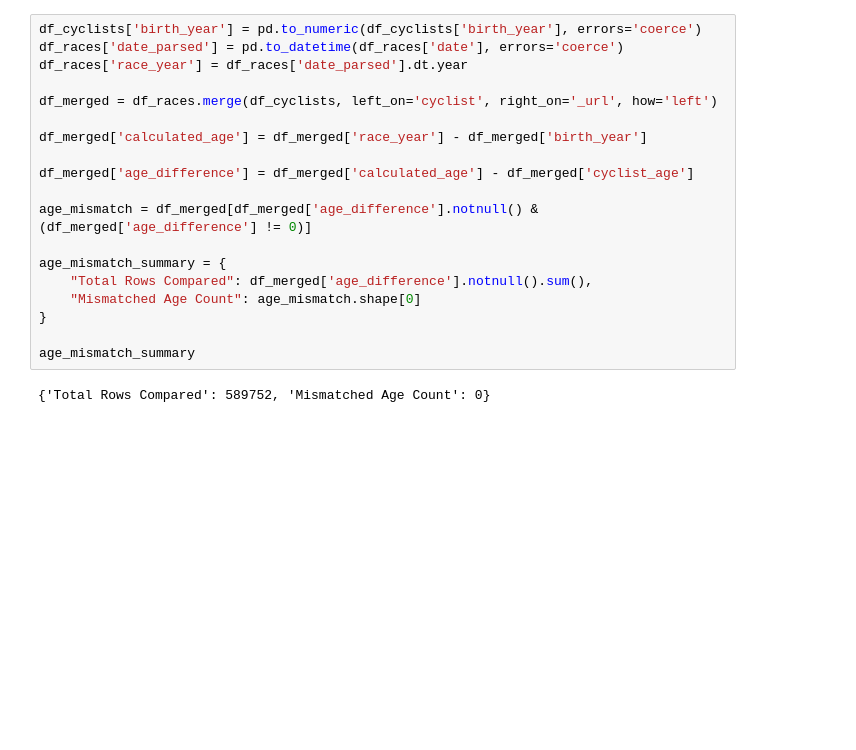
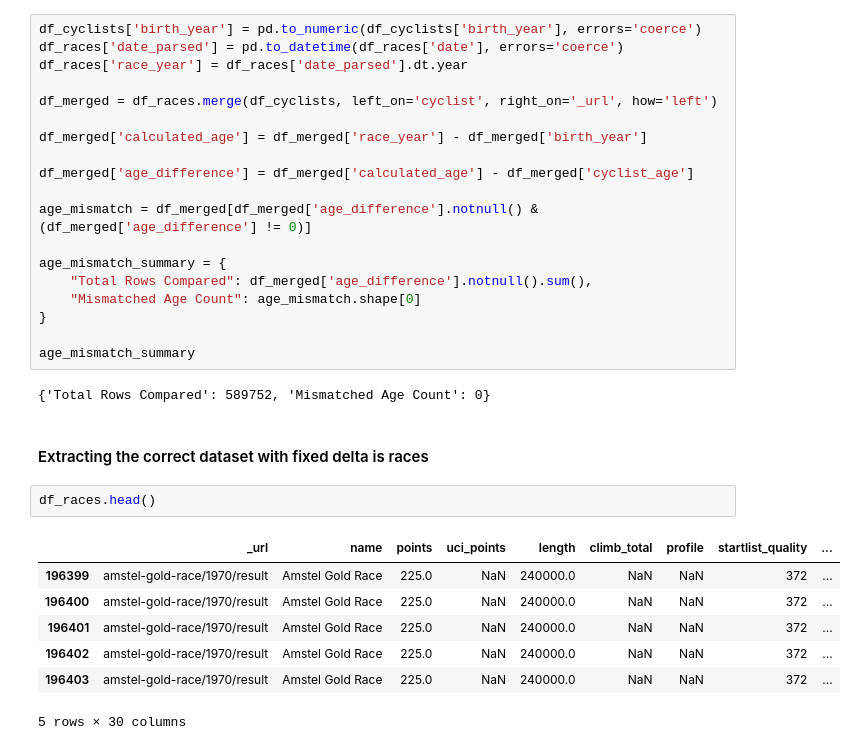
Before and after one commit to Dylan-Nico/Data-Mining-Cyclist-data, a Jupyter notebook: syntactic_semantic.ipynb, the cells around one changed output. Drawn from its saved outputs; the diff is of its cells as text; blank space fills up the shorter version.

Commit message:
dataset fixed delta

```diff
--- a/syntactic_semantic.ipynb
+++ b/syntactic_semantic.ipynb
@@ -682,3 +682,15 @@ age_mismatch_summary = {
 age_mismatch_summary
 # %% [output]
 {'Total Rows Compared': 589752, 'Mismatched Age Count': 0}
+# %% [markdown]
+#### Extracting the correct dataset with fixed delta is races
+# %%
+df_races.head()
+# %% [output]
+|  | _url | name | points | uci_points | length | climb_total | profile | startlist_quality | ... |
+| 196399 | amstel-gold-race/1970/result | Amstel Gold Race | 225.0 | NaN | 240000.0 | NaN | NaN | 372 | ... |
+| 196400 | amstel-gold-race/1970/result | Amstel Gold Race | 225.0 | NaN | 240000.0 | NaN | NaN | 372 | ... |
+| 196401 | amstel-gold-race/1970/result | Amstel Gold Race | 225.0 | NaN | 240000.0 | NaN | NaN | 372 | ... |
+| 196402 | amstel-gold-race/1970/result | Amstel Gold Race | 225.0 | NaN | 240000.0 | NaN | NaN | 372 | ... |
+| 196403 | amstel-gold-race/1970/result | Amstel Gold Race | 225.0 | NaN | 240000.0 | NaN | NaN | 372 | ... |
+5 rows × 30 columns
```
Also changed, not shown: parts of 2 cells of this notebook, 1 other file.
